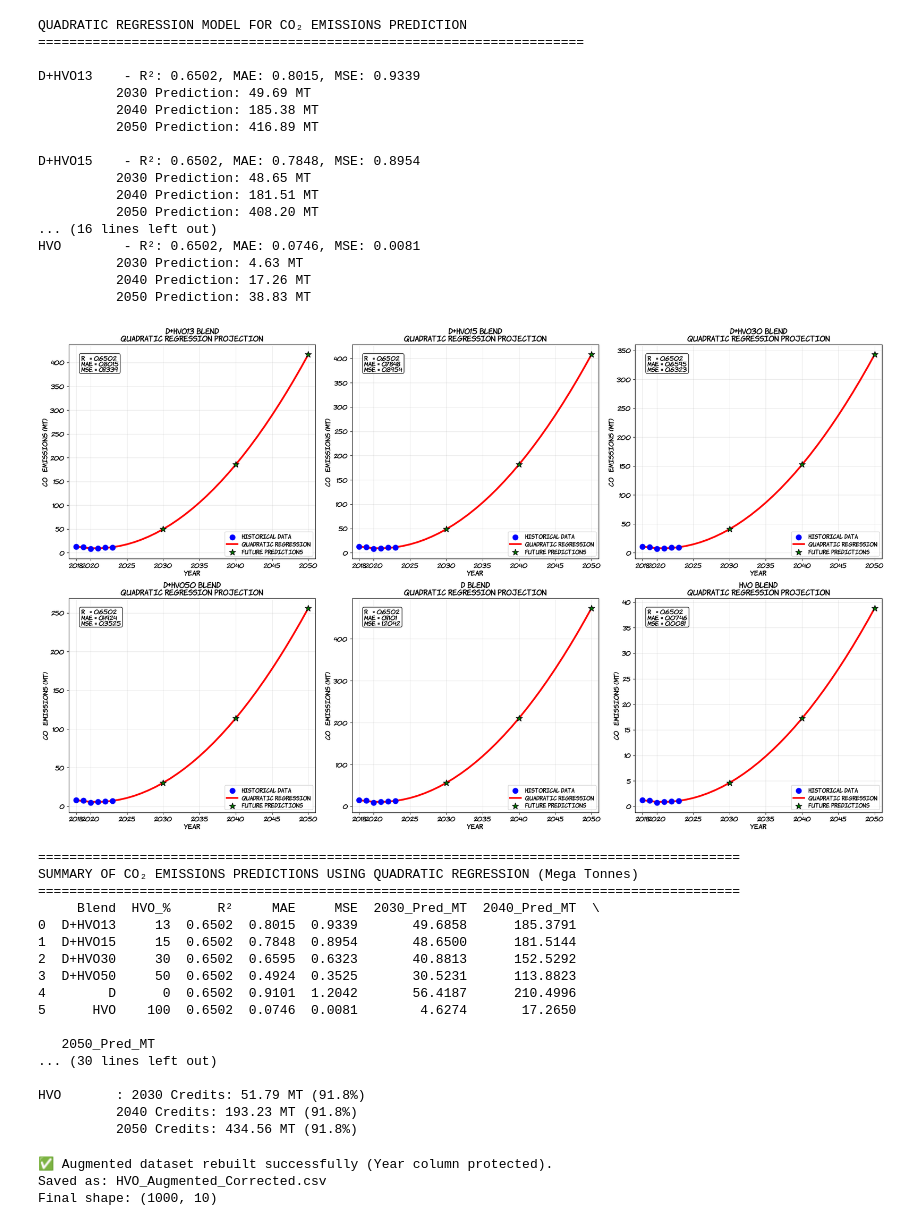
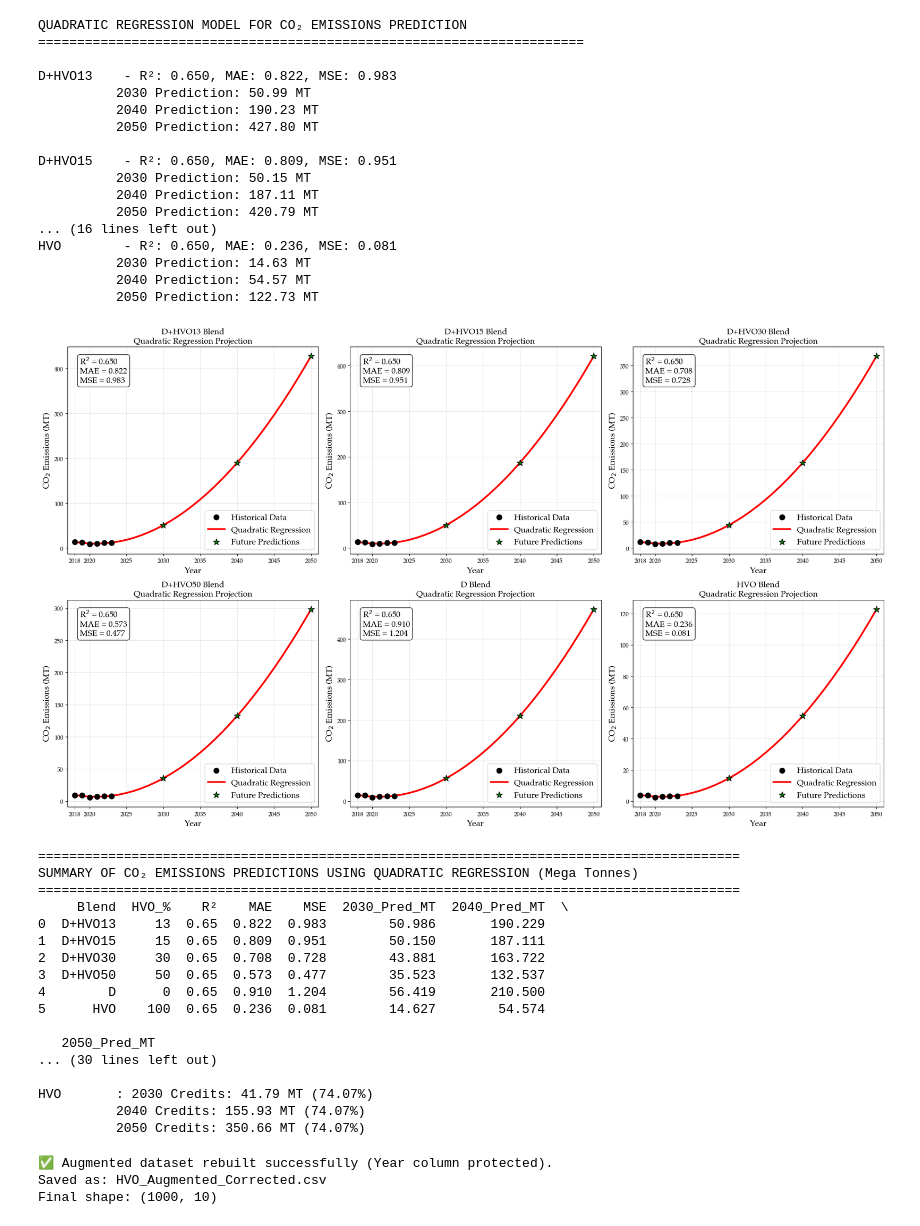
Before and after one commit to edwardiwuchukwu/Carbon__Deposition__Prediction-Catalytic-Methane-Pyrolysis-, a Jupyter notebook: HVO__DIESEL__BLENDING__COMPUTATIONAL__CODE.ipynb, the cells around one changed output. Cells and saved outputs as stored; diff of their text form; code cells hidden in the pictures.

```diff
--- a/HVO__DIESEL__BLENDING__COMPUTATIONAL__CODE.ipynb
+++ b/HVO__DIESEL__BLENDING__COMPUTATIONAL__CODE.ipynb
@@ -28,7 +28,7 @@ from sklearn.preprocessing import OneHotEncoder, StandardScaler
 ### HISTOGRAM PLOT FOR EMISSIONS AND CARBON CREDIT ###
 
 ## For Latex rendering and Font Selection ##
-font_path = "/content/KOMIKAH_.ttf"
+font_path = "/content/Palatia.ttf"
 fm.fontManager.addfont(font_path)
 komika = fm.FontProperties(fname=font_path)
 plt.rcParams['font.family'] = komika.get_name()
@@ -41,8 +41,8 @@ df = pd.read_csv('/content/DIESEL__DATA.csv')
 df['tCO2e per year'] = df['tCO2e per year'].astype(str).str.replace(',', '').astype(float)
 
 ## Defining Emission factors (kg CO₂e per liter) ##
-EF_DIESEL = 3.17
-EF_HVO = 0.26
+EF_DIESEL = 2.7
+EF_HVO = 0.7
 
 ## Defining Blending Combinations ##
 blends = {
@@ -133,5 +133,4 @@ plt.show()
 # %%
-
 ### GRAPHICAL PLOT FOR THE DEPLOYED QUADRATIC REGRESSION MODEL ###
 print("QUADRATIC REGRESSION MODEL FOR CO₂ EMISSIONS PREDICTION")
 print("=" * 70)
@@ -182,7 +181,7 @@ for blend in blends.keys():
 
     future_predictions[blend] = future_y_pred
 
-    print(f"\n{blend:10} - R²: {r2:.4f}, MAE: {mae:.4f}, MSE: {mse:.4f}")
+    print(f"\n{blend:10} - R²: {r2:.3f}, MAE: {mae:.3f}, MSE: {mse:.3f}")
     print(f"          2030 Prediction: {future_y_pred[0]:.2f} MT")
     print(f"          2040 Prediction: {future_y_pred[1]:.2f} MT")
     print(f"          2050 Prediction: {future_y_pred[2]:.2f} MT")
@@ -200,7 +199,7 @@ for idx, blend in enumerate(blends.keys()):
 
     ## Historical data ##
     axes[idx].scatter(blend_data['Year'], blend_data['CO2e_Emissions_MT'],
-                     color='blue', s=80, label='Historical Data', zorder=5)
+                     color='black', s=80, label='Historical Data', zorder=5)
 
     ## Quadratic Regression Curve ##
     plot_years_poly = model_info['poly'].transform(plot_years)
@@ -222,16 +221,16 @@ for idx, blend in enumerate(blends.keys()):
     mae = model_info['mae']
     mse = model_info['mse']
 
-    annotation_text = f'R² = {r2:.4f}\nMAE = {mae:.4f}\nMSE = {mse:.4f}'
+    annotation_text = f'R$^{2}$ = {r2:.3f}\nMAE = {mae:.3f}\nMSE = {mse:.3f}'
     axes[idx].text(0.05, 0.95, annotation_text, transform=axes[idx].transAxes,
-                  fontsize=10, verticalalignment='top',
+                  fontsize=14, verticalalignment='top',
                   bbox=dict(boxstyle='round', facecolor='white', alpha=0.9))
 
-    axes[idx].set_xlabel('Year', fontweight='bold', fontsize=11)
-    axes[idx].set_ylabel('CO₂ Emissions (MT)', fontweight='bold', fontsize=11)
+    axes[idx].set_xlabel('Year', fontweight='bold', fontsize=14)
+    axes[idx].set_ylabel('CO$_{2}$ Emissions (MT)', fontweight='bold', fontsize=14)
     axes[idx].set_title(f'{blend} Blend\nQuadratic Regression Projection',
-                       fontweight='bold', fontsize=12)
-    axes[idx].legend(fontsize=9)
+                       fontweight='bold', fontsize=14)
+    axes[idx].legend(fontsize=14)
     axes[idx].grid(True, alpha=0.3)
 
     ## Setting the horizontal axes label ##
@@ -268,7 +267,7 @@ for blend in blends.keys():
     })
 
 summary_df = pd.DataFrame(summary_data)
-print(summary_df.round(4))
+print(summary_df.round(3))
 
 ##  Carbon Credit potential analysis using the Quadraction model regression projections ##
 print("\n" + "="*90)
@@ -304,66 +303,66 @@ for blend in [b for b in blends.keys() if b != 'D']:
 
     credits_2030 = baseline_2030 - blend_2030
     credits_2040 = baseline_2040 - blend_2040
     credits_2050 = baseline_2050 - blend_2050
 
     reduction_2030 = (credits_2030 / baseline_2030) * 100
     reduction_2040 = (credits_2040 / baseline_2040) * 100
     reduction_2050 = (credits_2050 / baseline_2050) * 100
 
     credit_analysis.append({
         'Blend': blend,
         'HVO_%': blends[blend],
         '2030_Credits_MT': credits_2030,
         '2040_Credits_MT': credits_2040,
         '2050_Credits_MT': credits_2050,
         '2030_Reduction_%': reduction_2030,
         '2040_Reduction_%': reduction_2040,
         '2050_Reduction_%': reduction_2050
     })
 
-    print(f"{blend:10}: 2030 Credits: {credits_2030:.2f} MT ({reduction_2030:.1f}%)")
-    print(f"          2040 Credits: {credits_2040:.2f} MT ({reduction_2040:.1f}%)")
-    print(f"          2050 Credits: {credits_2050:.2f} MT ({reduction_2050:.1f}%)")
+    print(f"{blend:10}: 2030 Credits: {credits_2030:.2f} MT ({reduction_2030:.2f}%)")
+    print(f"          2040 Credits: {credits_2040:.2f} MT ({reduction_2040:.2f}%)")
+    print(f"          2050 Credits: {credits_2050:.2f} MT ({reduction_2050:.2f}%)")
     print()
 
 ##  Create comprehensive credit analysis dataframe ##
 credit_df = pd.DataFrame(credit_analysis)
 # %% [output]
 QUADRATIC REGRESSION MODEL FOR CO₂ EMISSIONS PREDICTION
 ======================================================================
 
-D+HVO13    - R²: 0.6502, MAE: 0.8015, MSE: 0.9339
-          2030 Prediction: 49.69 MT
-          2040 Prediction: 185.38 MT
-          2050 Prediction: 416.89 MT
+D+HVO13    - R²: 0.650, MAE: 0.822, MSE: 0.983
+          2030 Prediction: 50.99 MT
+          2040 Prediction: 190.23 MT
+          2050 Prediction: 427.80 MT
 
-D+HVO15    - R²: 0.6502, MAE: 0.7848, MSE: 0.8954
-          2030 Prediction: 48.65 MT
-          2040 Prediction: 181.51 MT
-          2050 Prediction: 408.20 MT
+D+HVO15    - R²: 0.650, MAE: 0.809, MSE: 0.951
+          2030 Prediction: 50.15 MT
+          2040 Prediction: 187.11 MT
+          2050 Prediction: 420.79 MT
 ... (16 lines left out)
-HVO        - R²: 0.6502, MAE: 0.0746, MSE: 0.0081
-          2030 Prediction: 4.63 MT
-          2040 Prediction: 17.26 MT
-          2050 Prediction: 38.83 MT
+HVO        - R²: 0.650, MAE: 0.236, MSE: 0.081
+          2030 Prediction: 14.63 MT
+          2040 Prediction: 54.57 MT
+          2050 Prediction: 122.73 MT
-[figure, old version]
+[figure, new version]
 ==========================================================================================
 SUMMARY OF CO₂ EMISSIONS PREDICTIONS USING QUADRATIC REGRESSION (Mega Tonnes)
 ==========================================================================================
-     Blend  HVO_%      R²     MAE     MSE  2030_Pred_MT  2040_Pred_MT  \
-0  D+HVO13     13  0.6502  0.8015  0.9339       49.6858      185.3791
-1  D+HVO15     15  0.6502  0.7848  0.8954       48.6500      181.5144
-2  D+HVO30     30  0.6502  0.6595  0.6323       40.8813      152.5292
-3  D+HVO50     50  0.6502  0.4924  0.3525       30.5231      113.8823
-4        D      0  0.6502  0.9101  1.2042       56.4187      210.4996
-5      HVO    100  0.6502  0.0746  0.0081        4.6274       17.2650
+     Blend  HVO_%    R²    MAE    MSE  2030_Pred_MT  2040_Pred_MT  \
+0  D+HVO13     13  0.65  0.822  0.983        50.986       190.229
+1  D+HVO15     15  0.65  0.809  0.951        50.150       187.111
+2  D+HVO30     30  0.65  0.708  0.728        43.881       163.722
+3  D+HVO50     50  0.65  0.573  0.477        35.523       132.537
+4        D      0  0.65  0.910  1.204        56.419       210.500
+5      HVO    100  0.65  0.236  0.081        14.627        54.574
 
    2050_Pred_MT
 ... (30 lines left out)
 
-HVO       : 2030 Credits: 51.79 MT (91.8%)
-          2040 Credits: 193.23 MT (91.8%)
-          2050 Credits: 434.56 MT (91.8%)
+HVO       : 2030 Credits: 41.79 MT (74.07%)
+          2040 Credits: 155.93 MT (74.07%)
+          2050 Credits: 350.66 MT (74.07%)
 # %%
 ### REBUILD AUGMENTED DATASET ###
 
```
Also changed, not shown: parts of 5 cells of this notebook.
